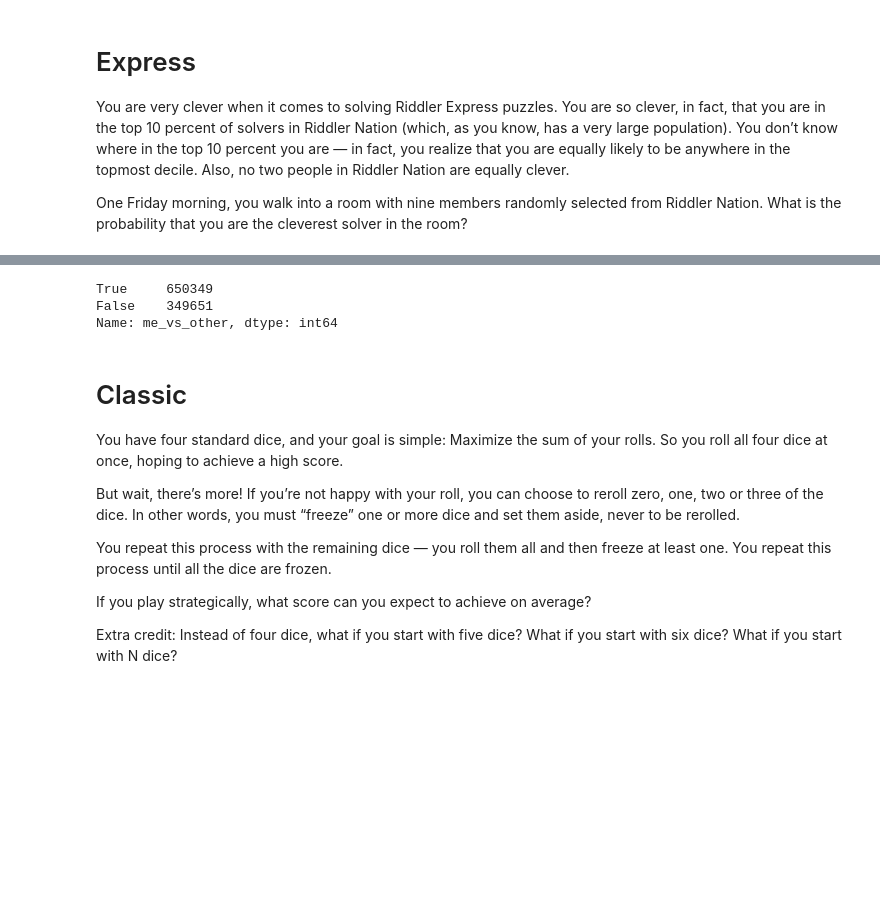
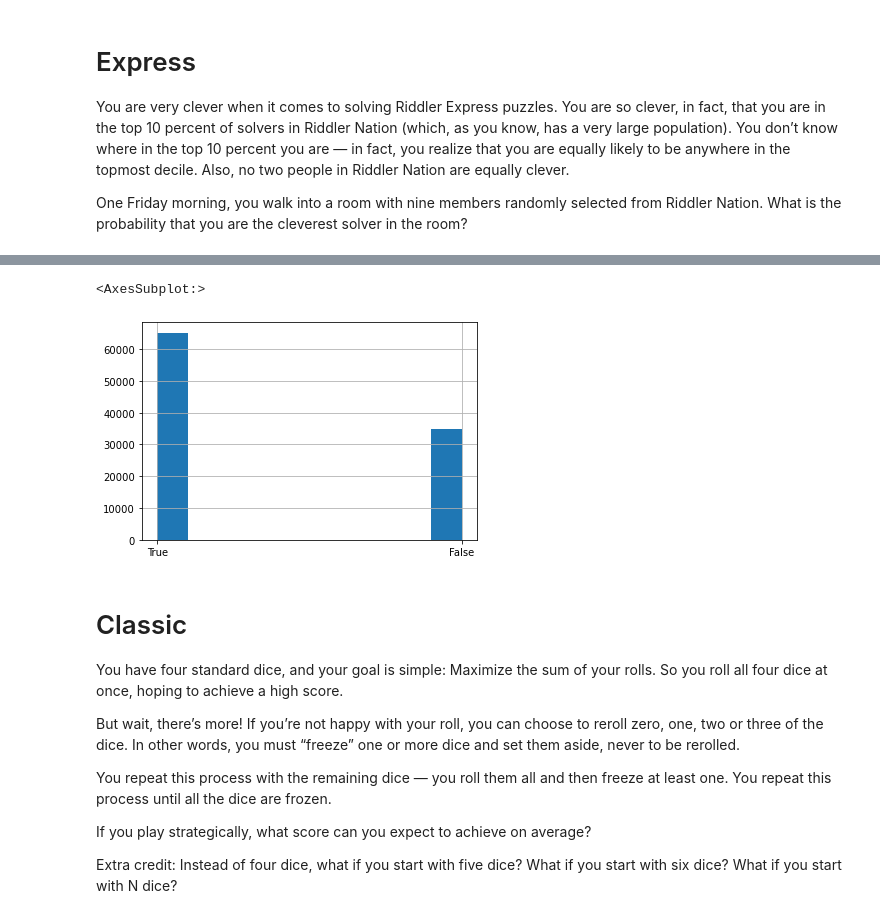
Before and after one commit to mdzimmerman/fivethirtyeight-riddler, a Jupyter notebook: 2021-08-13.ipynb, the cells around one changed output, grey strips where cells are left out. Cells and saved outputs as stored; diff of their text form; code cells hidden in the pictures; blank space fills up the shorter version.

```diff
--- a/2021-08-13.ipynb
+++ b/2021-08-13.ipynb
@@ -34,11 +35,10 @@ df_clever[0:10]
 # %%
 df_clever["me_vs_other"] = df_clever["me"] > df_clever["other"]
 df_clever[0:10]
-df_clever["me_vs_other"].value_counts()
+df_clever["me_vs_other"].astype(str).hist()
 # %% [output]
-True     650349
-False    349651
-Name: me_vs_other, dtype: int64
+<AxesSubplot:>
+[figure, added]
 # %% [markdown]
 # Classic
 
```
Also changed, not shown: parts of 6 cells of this notebook, 4 other files.
